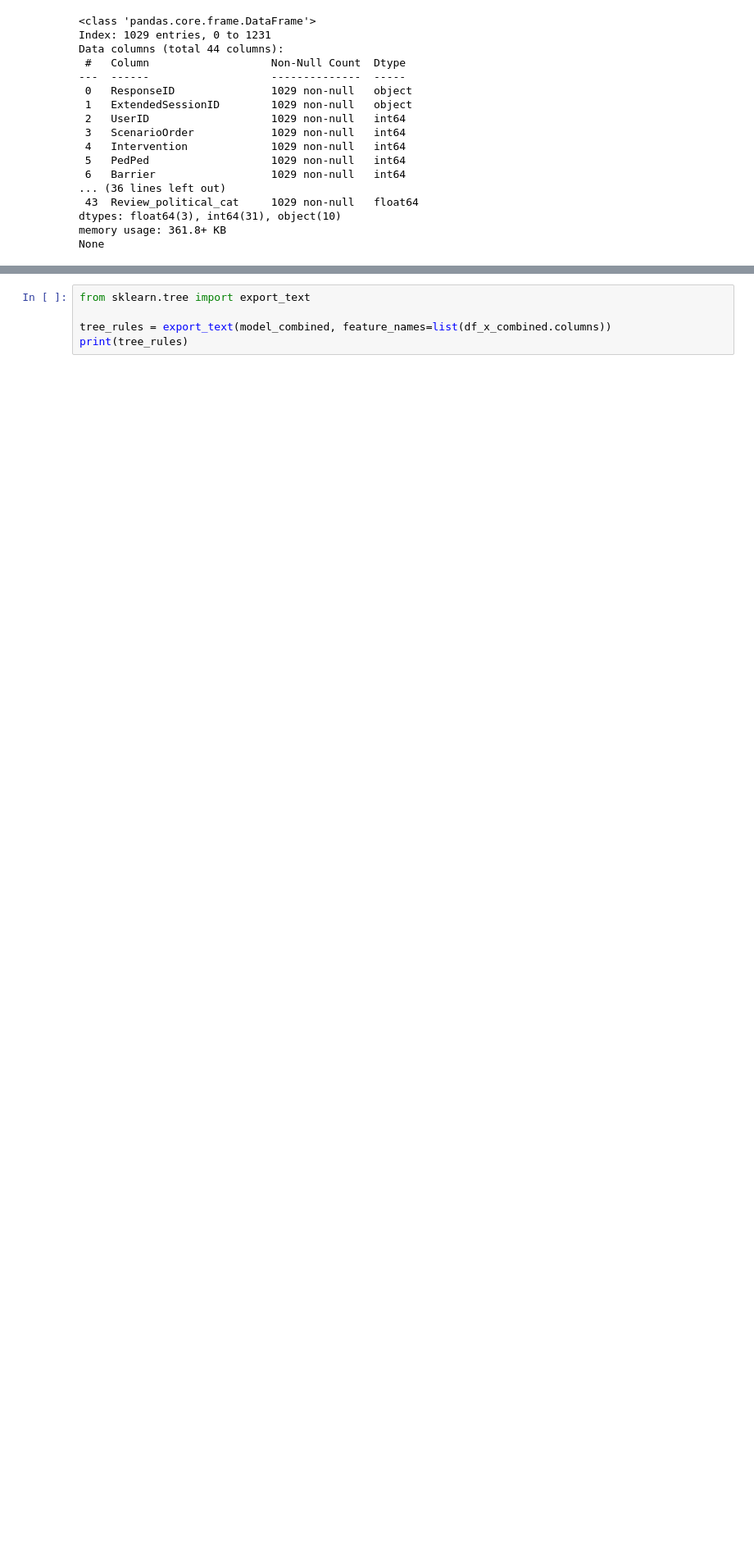
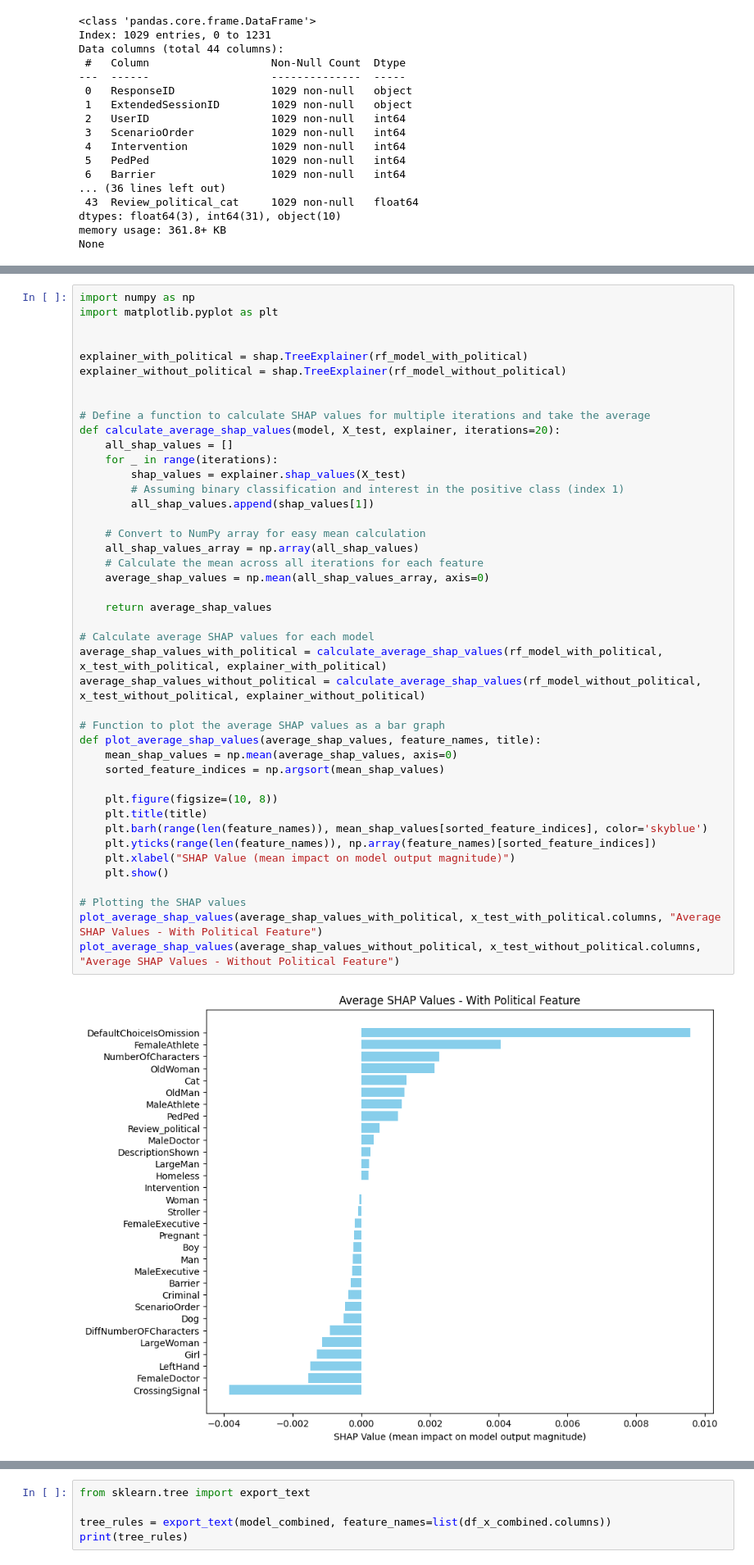
Before and after one commit to ziqishu/COG403_final_project, a Jupyter notebook: our_code/ml_practice_shared_response.ipynb, the cells around one changed output, grey strips where cells are left out. Shown at 82% size. Saved outputs shown, nothing was run; the diff lists cells and outputs as text; blank space fills up the shorter version.

```diff
--- a/our_code/ml_practice_shared_response.ipynb
+++ b/our_code/ml_practice_shared_response.ipynb
@@ -42,0 +75,45 @@ None
+# %%
+import numpy as np
+import matplotlib.pyplot as plt
+
+
+explainer_with_political = shap.TreeExplainer(rf_model_with_political)
+explainer_without_political = shap.TreeExplainer(rf_model_without_political)
+
+
+# Define a function to calculate SHAP values for multiple iterations and take the average
+def calculate_average_shap_values(model, X_test, explainer, iterations=20):
+    all_shap_values = []
+    for _ in range(iterations):
+        shap_values = explainer.shap_values(X_test)
+        # Assuming binary classification and interest in the positive class (index 1)
+        all_shap_values.append(shap_values[1])
+
+    # Convert to NumPy array for easy mean calculation
+    all_shap_values_array = np.array(all_shap_values)
+    # Calculate the mean across all iterations for each feature
+    average_shap_values = np.mean(all_shap_values_array, axis=0)
+
+    return average_shap_values
+
+# Calculate average SHAP values for each model
+average_shap_values_with_political = calculate_average_shap_values(rf_model_with_political, x_test_with_political, explainer_with_political)
+average_shap_values_without_political = calculate_average_shap_values(rf_model_without_political, x_test_without_political, explainer_without_political)
+
+# Function to plot the average SHAP values as a bar graph
+def plot_average_shap_values(average_shap_values, feature_names, title):
+    mean_shap_values = np.mean(average_shap_values, axis=0)
+    sorted_feature_indices = np.argsort(mean_shap_values)
+
+    plt.figure(figsize=(10, 8))
+    plt.title(title)
+    plt.barh(range(len(feature_names)), mean_shap_values[sorted_feature_indices], color='skyblue')
+    plt.yticks(range(len(feature_names)), np.array(feature_names)[sorted_feature_indices])
+    plt.xlabel("SHAP Value (mean impact on model output magnitude)")
+    plt.show()
+
+# Plotting the SHAP values
+plot_average_shap_values(average_shap_values_with_political, x_test_with_political.columns, "Average SHAP Values - With Political Feature")
+plot_average_shap_values(average_shap_values_without_political, x_test_without_political.columns, "Average SHAP Values - Without Political Feature")
+# %% [output]
+[figure, added]
```
Also changed, not shown: parts of 14 cells of this notebook, 2 other files.
